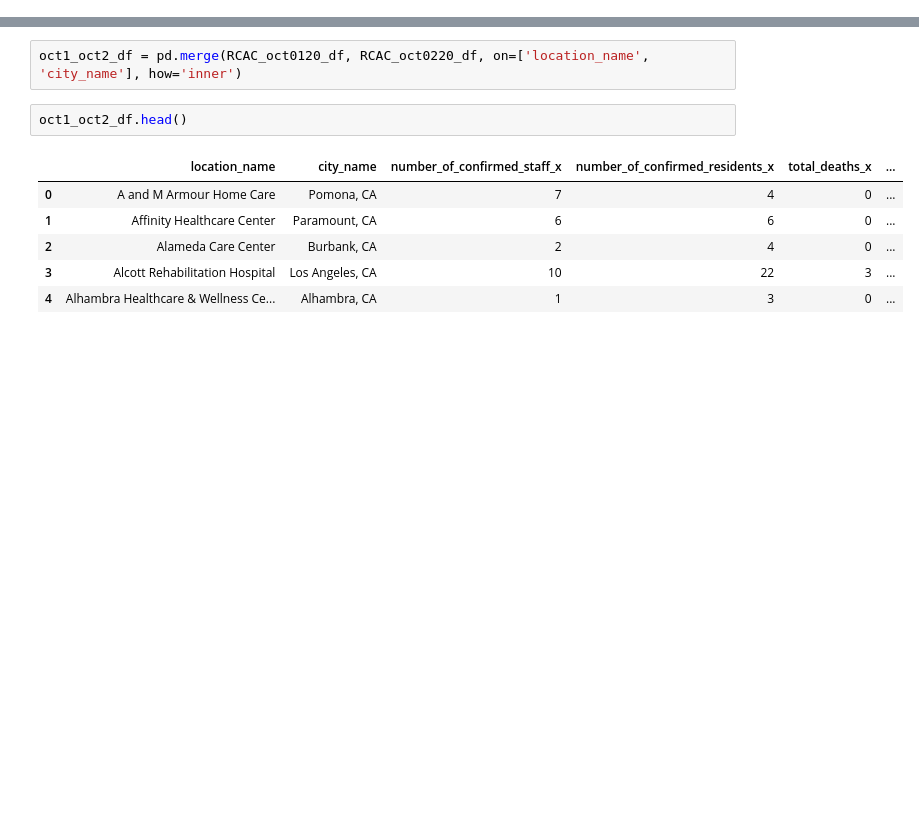
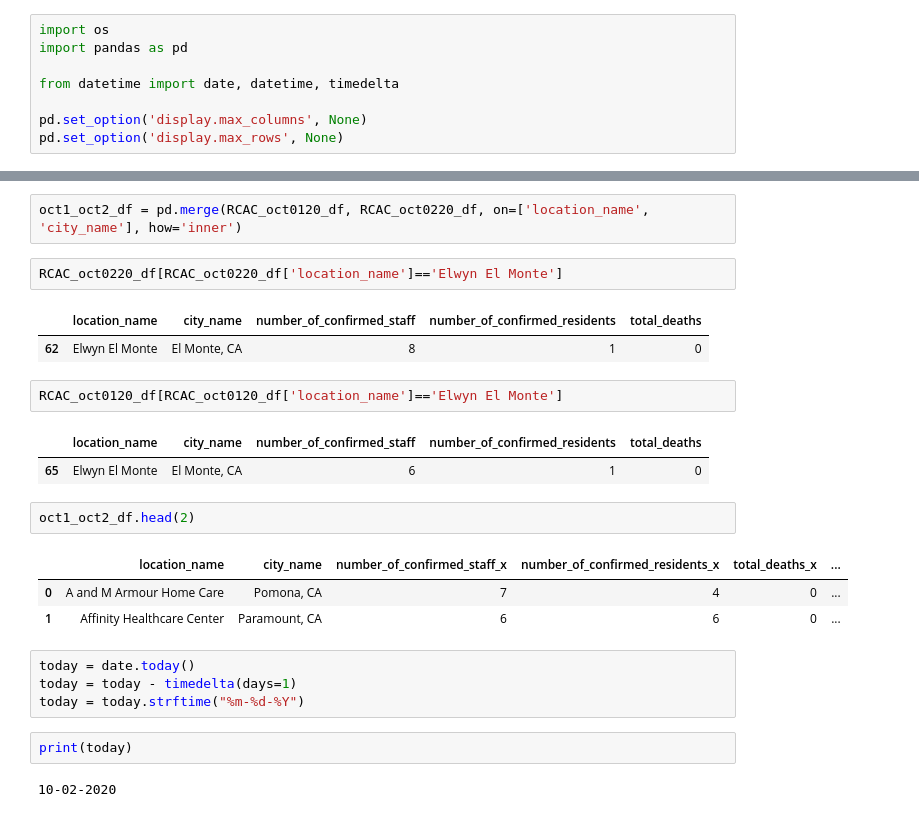
Before and after one commit to francisco-avalos/LA_covid19_data_cases, a Jupyter notebook: jupyter-notebook-sandbox/Sandbox - Adding POI to usc-model.ipynb, the cells around one changed output, grey strips where cells are left out. Drawn from its saved outputs; the diff is of its cells as text; blank space fills up the shorter version.

```diff
--- a/jupyter-notebook-sandbox/Sandbox - Adding POI to usc-model.ipynb
+++ b/jupyter-notebook-sandbox/Sandbox - Adding POI to usc-model.ipynb
@@ -4,3 +1,11 @@ import pandas as pd
+# %%
+import os
+import pandas as pd
+
+from datetime import date, datetime, timedelta
+
+pd.set_option('display.max_columns', None)
+pd.set_option('display.max_rows', None)
 # %%
 os.chdir('/Volumes/USB30FD/LA-HEALTH-COVID-Data/data_10-03-2020/')
 RCAC_oct0220_df = pd.read_csv('Residual_Congregate_and_Acute_Care_Settings.csv')
@@ -36,12 +41,27 @@ len(RCAC_oct0220_df['location_name'].unique())
 197
 # %%
 oct1_oct2_df = pd.merge(RCAC_oct0120_df, RCAC_oct0220_df, on=['location_name', 'city_name'], how='inner')
+# %%
+RCAC_oct0220_df[RCAC_oct0220_df['location_name']=='Elwyn El Monte']
+# %% [output]
+|  | location_name | city_name | number_of_confirmed_staff | number_of_confirmed_residents | total_deaths |
+| 62 | Elwyn El Monte | El Monte, CA | 8 | 1 | 0 |
+# %%
+RCAC_oct0120_df[RCAC_oct0120_df['location_name']=='Elwyn El Monte']
+# %% [output]
+|  | location_name | city_name | number_of_confirmed_staff | number_of_confirmed_residents | total_deaths |
+| 65 | Elwyn El Monte | El Monte, CA | 6 | 1 | 0 |
 # %%
-oct1_oct2_df.head()
+oct1_oct2_df.head(2)
 # %% [output]
 |  | location_name | city_name | number_of_confirmed_staff_x | number_of_confirmed_residents_x | total_deaths_x | ... |
 | 0 | A and M Armour Home Care | Pomona, CA | 7 | 4 | 0 | ... |
 | 1 | Affinity Healthcare Center | Paramount, CA | 6 | 6 | 0 | ... |
-| 2 | Alameda Care Center | Burbank, CA | 2 | 4 | 0 | ... |
-| 3 | Alcott Rehabilitation Hospital | Los Angeles, CA | 10 | 22 | 3 | ... |
-| 4 | Alhambra Healthcare & Wellness Ce... | Alhambra, CA | 1 | 3 | 0 | ... |
+# %%
+today = date.today()
+today = today - timedelta(days=1)
+today = today.strftime("%m-%d-%Y")
+# %%
+print(today)
+# %% [output]
+10-02-2020
```
Also changed, not shown: parts of 6 cells of this notebook.
